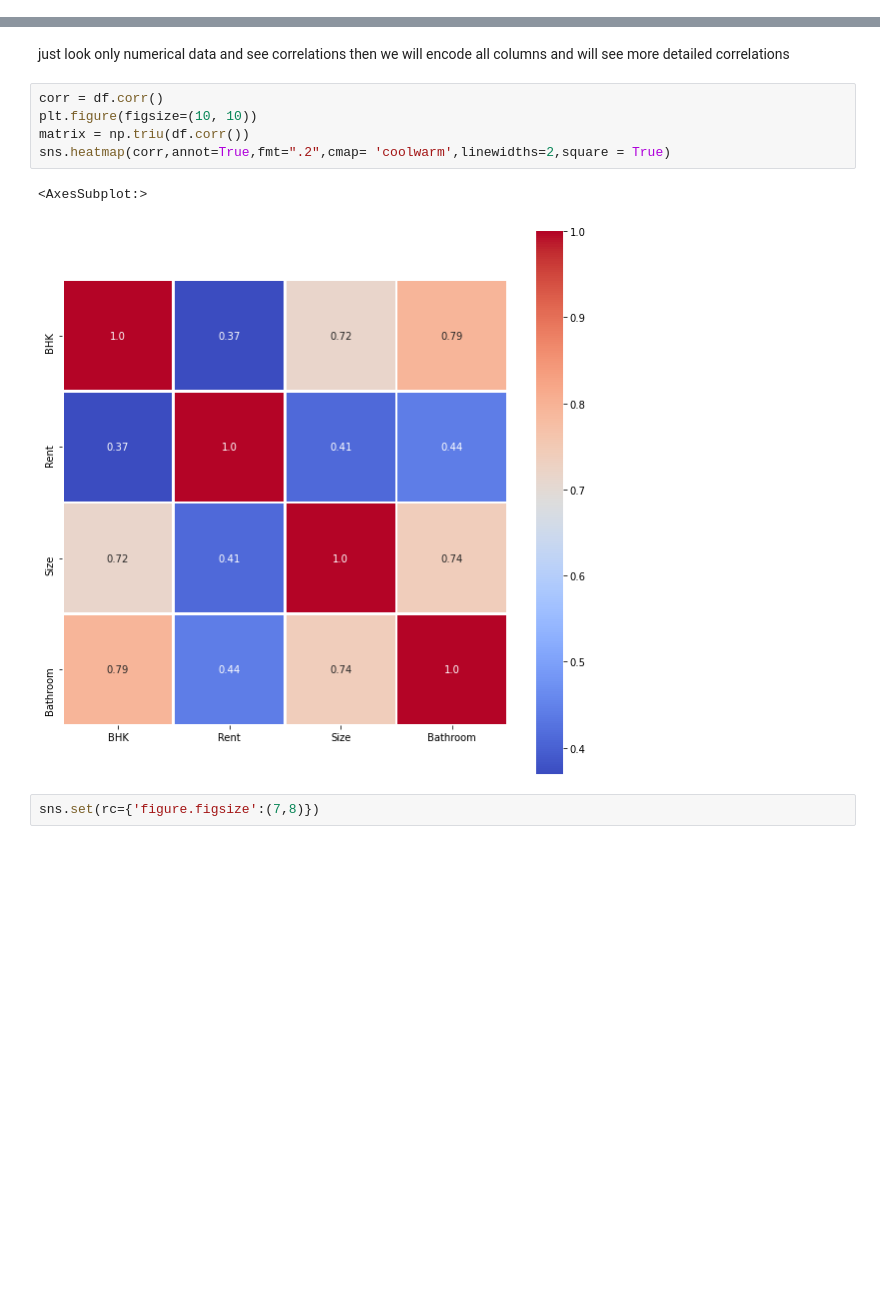
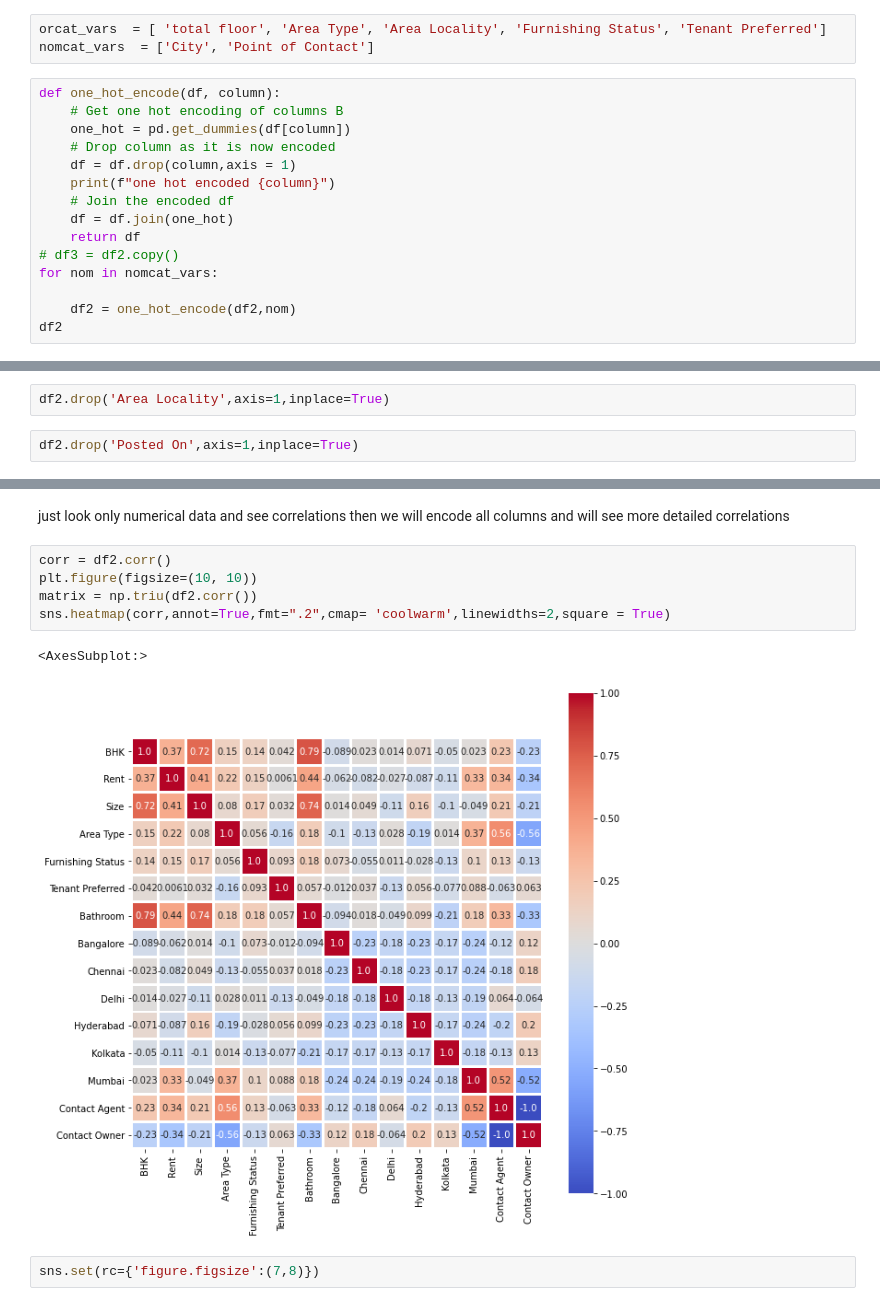
Before and after one commit to remre/housepricer, a Jupyter notebook: workenvfirst.ipynb, the cells around one changed output, grey strips where cells are left out. Cells and saved outputs as stored; diff of their text form; blank space fills up the shorter version.

```diff
--- a/workenvfirst.ipynb
+++ b/workenvfirst.ipynb
@@ -178,0 +145,18 @@ Onehotencoderr()
+# %%
+orcat_vars  = [ 'total floor', 'Area Type', 'Area Locality', 'Furnishing Status', 'Tenant Preferred']
+nomcat_vars  = ['City', 'Point of Contact']
+# %%
+def one_hot_encode(df, column):
+    # Get one hot encoding of columns B
+    one_hot = pd.get_dummies(df[column])
+    # Drop column as it is now encoded
+    df = df.drop(column,axis = 1)
+    print(f"one hot encoded {column}")
+    # Join the encoded df
+    df = df.join(one_hot)
+    return df
+# df3 = df2.copy()
+for nom in nomcat_vars:
+
+    df2 = one_hot_encode(df2,nom)
+df2
@@ -179,3 +197,7 @@ Onehotencoderr()
+# %%
+df2.drop('Area Locality',axis=1,inplace=True)
+# %%
+df2.drop('Posted On',axis=1,inplace=True)
 # %%
 df2
 # %% [output]
@@ -268,13 +283,13 @@ X = ct.fit_transform(X)
 # %% [markdown]
 just look only numerical data and see correlations then we will encode all columns and will see more detailed correlations
 # %%
-corr = df.corr()
+corr = df2.corr()
 plt.figure(figsize=(10, 10))
-matrix = np.triu(df.corr())
+matrix = np.triu(df2.corr())
 sns.heatmap(corr,annot=True,fmt=".2",cmap= 'coolwarm',linewidths=2,square = True)
 # %% [output]
 <AxesSubplot:>
-[figure, old version]
+[figure, new version]
 # %%
 sns.set(rc={'figure.figsize':(7,8)})
 # %%
```
Also changed, not shown: parts of 16 cells of this notebook.
